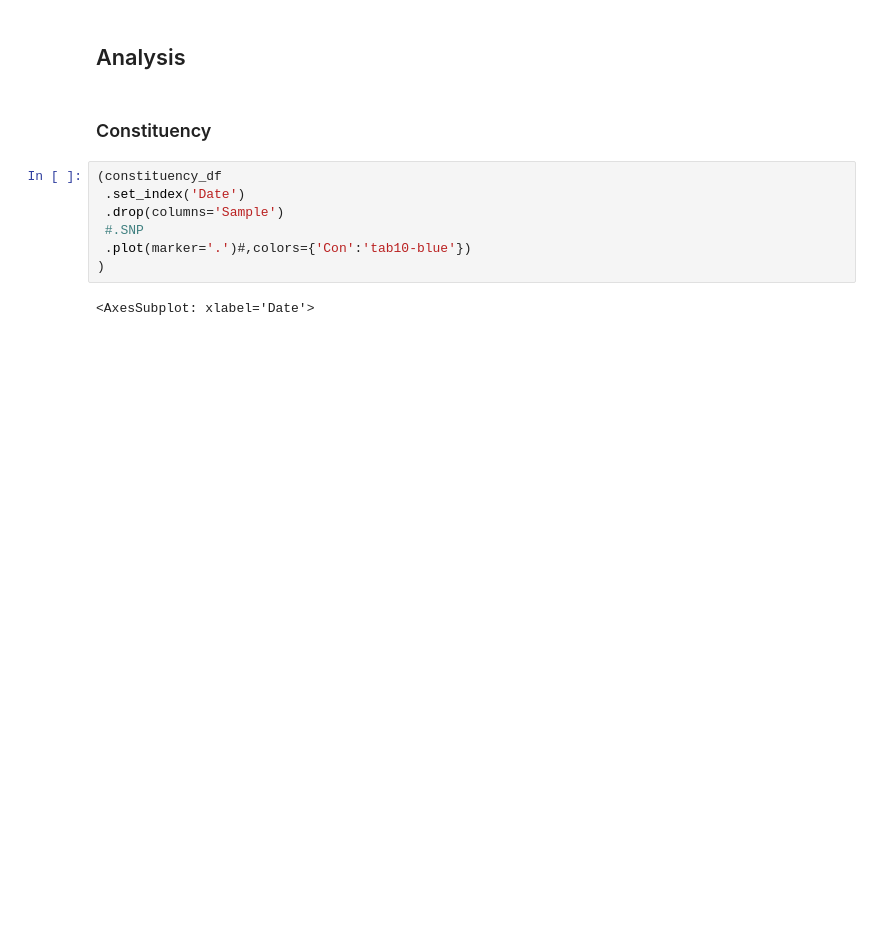
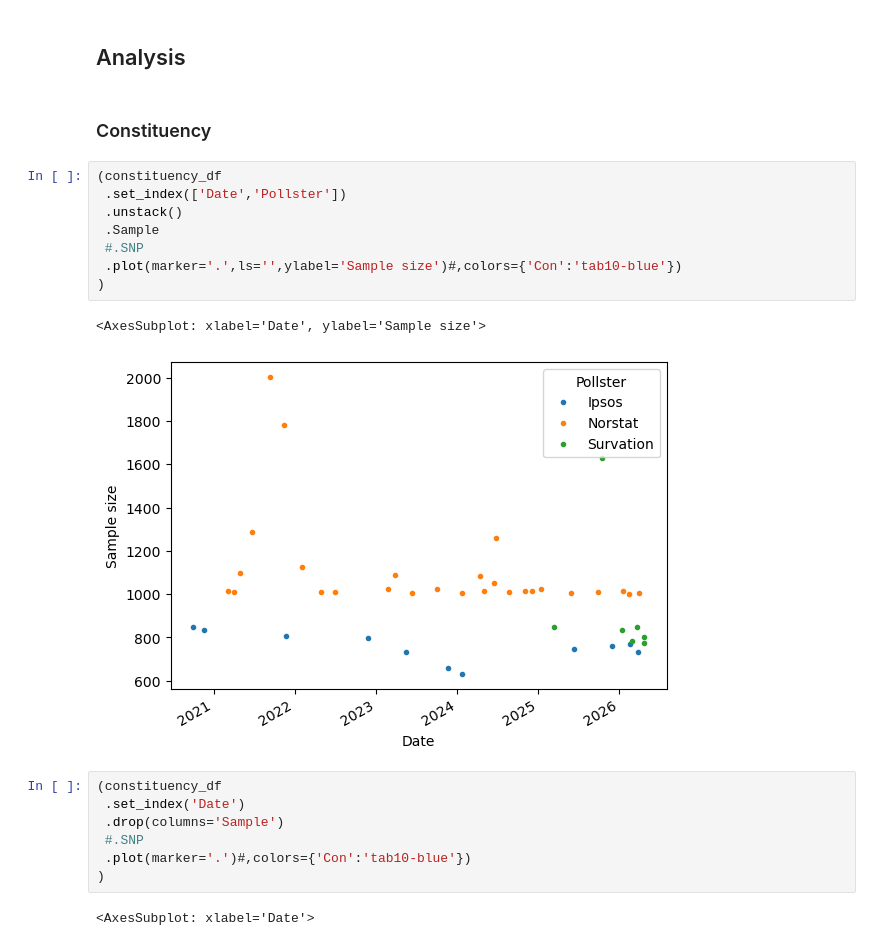
Before and after one commit to stelios-c/uk_votes, a Jupyter notebook: scottish_may2026.ipynb, the cells around one changed output. Drawn from its saved outputs; the diff is of its cells as text; blank space fills up the shorter version.

Commit message:
look at sample size

```diff
--- a/scottish_may2026.ipynb
+++ b/scottish_may2026.ipynb
@@ -14,6 +14,17 @@ regional_df=pd.read_csv('regional_list.csv',parse_dates=[0],sep='\%?,',engine='p
 ## Analysis
 # %% [markdown]
 ### Constituency
+# %%
+(constituency_df
+ .set_index(['Date','Pollster'])
+ .unstack()
+ .Sample
+ #.SNP
+ .plot(marker='.',ls='',ylabel='Sample size')#,colors={'Con':'tab10-blue'})
+)
+# %% [output]
+<AxesSubplot: xlabel='Date', ylabel='Sample size'>
+[figure, added]
 # %%
 (constituency_df
  .set_index('Date')
```
Also changed, not shown: parts of 4 cells of this notebook.
